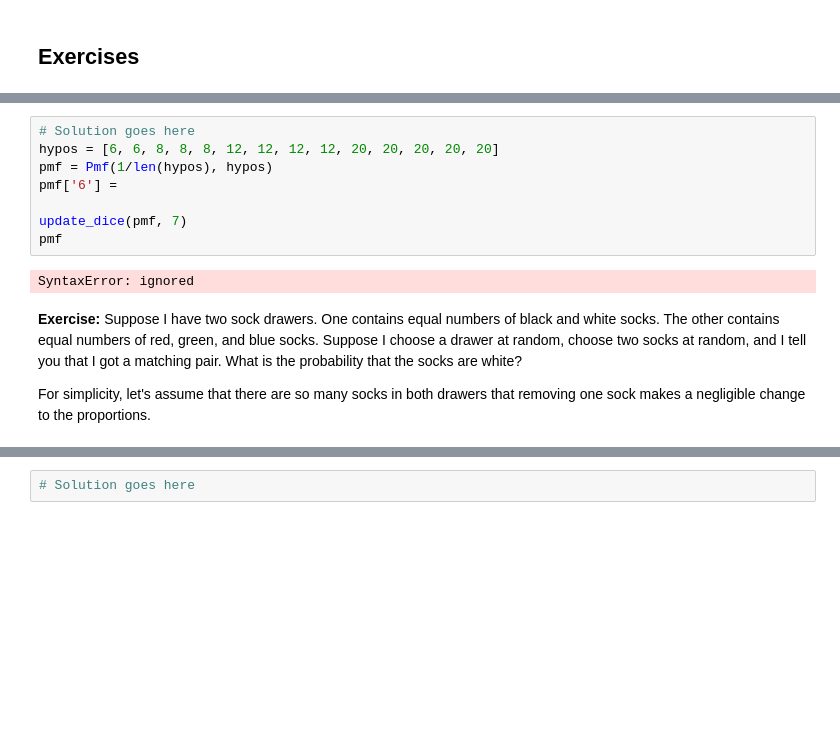
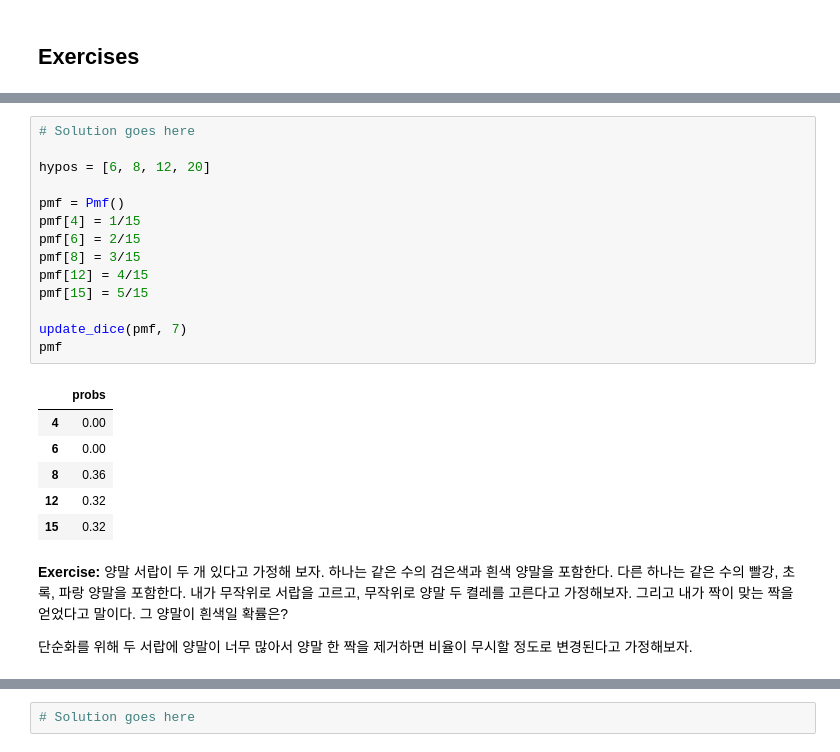
Before and after one commit to Plusholic/Bayes_study, a Jupyter notebook: chap03.ipynb, the cells around one changed output, grey strips where cells are left out. Cells and saved outputs as stored; diff of their text form; blank space fills up the shorter version.

```diff
--- a/chap03.ipynb
+++ b/chap03.ipynb
@@ -598,18 +589,26 @@ Hint: To make the prior distribution, call `Pmf` with two parameters.
 # %%
 # Solution goes here
-hypos = [6, 6, 8, 8, 8, 12, 12, 12, 12, 20, 20, 20, 20, 20]
-pmf = Pmf(1/len(hypos), hypos)
-pmf['6'] =
+
+hypos = [6, 8, 12, 20]
+
+pmf = Pmf()
+pmf[4] = 1/15
+pmf[6] = 2/15
+pmf[8] = 3/15
+pmf[12] = 4/15
+pmf[15] = 5/15
 
 update_dice(pmf, 7)
 pmf
 # %% [output]
-SyntaxError: ignored
+|  | probs |
+| 4 | 0.00 |
+| 6 | 0.00 |
+| 8 | 0.36 |
+| 12 | 0.32 |
+| 15 | 0.32 |
-# %% [markdown]
-**Exercise:** Suppose I have two sock drawers.
-One contains equal numbers of black and white socks.
-The other contains equal numbers of red, green, and blue socks.
-Suppose I choose a drawer at random, choose two socks at random, and I tell you that I got a matching pair.
-What is the probability that the socks are white?
-
-For simplicity, let's assume that there are so many socks in both drawers that removing one sock makes a negligible change to the proportions.
+# %% [markdown]
+**Exercise:**
+양말 서랍이 두 개 있다고 가정해 보자. 하나는 같은 수의 검은색과 흰색 양말을 포함한다. 다른 하나는 같은 수의 빨강, 초록, 파랑 양말을 포함한다. 내가 무작위로 서랍을 고르고, 무작위로 양말 두 켤레를 고른다고 가정해보자. 그리고 내가 짝이 맞는 짝을 얻었다고 말이다. 그 양말이 흰색일 확률은?
+
+단순화를 위해 두 서랍에 양말이 너무 많아서 양말 한 짝을 제거하면 비율이 무시할 정도로 변경된다고 가정해보자.
```
Also changed, not shown: parts of 30 cells of this notebook.
